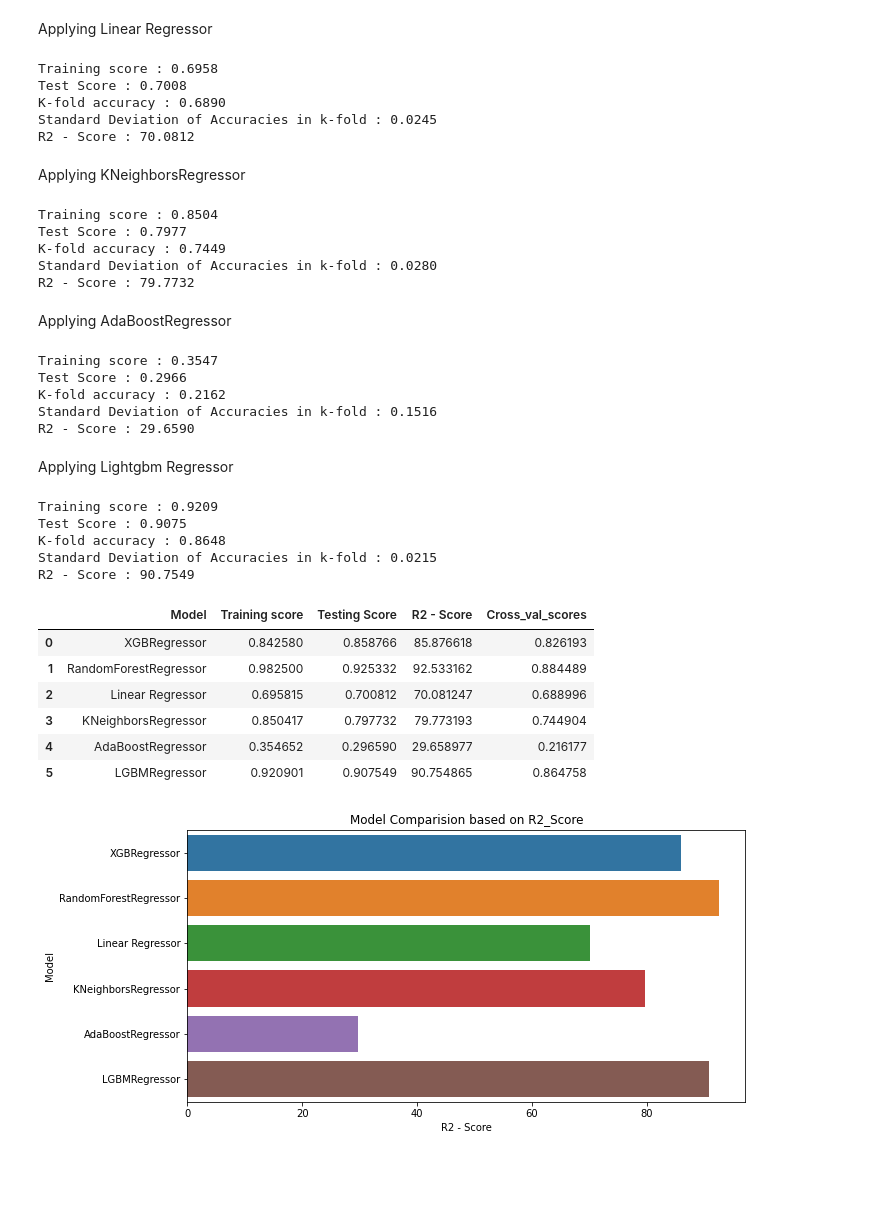
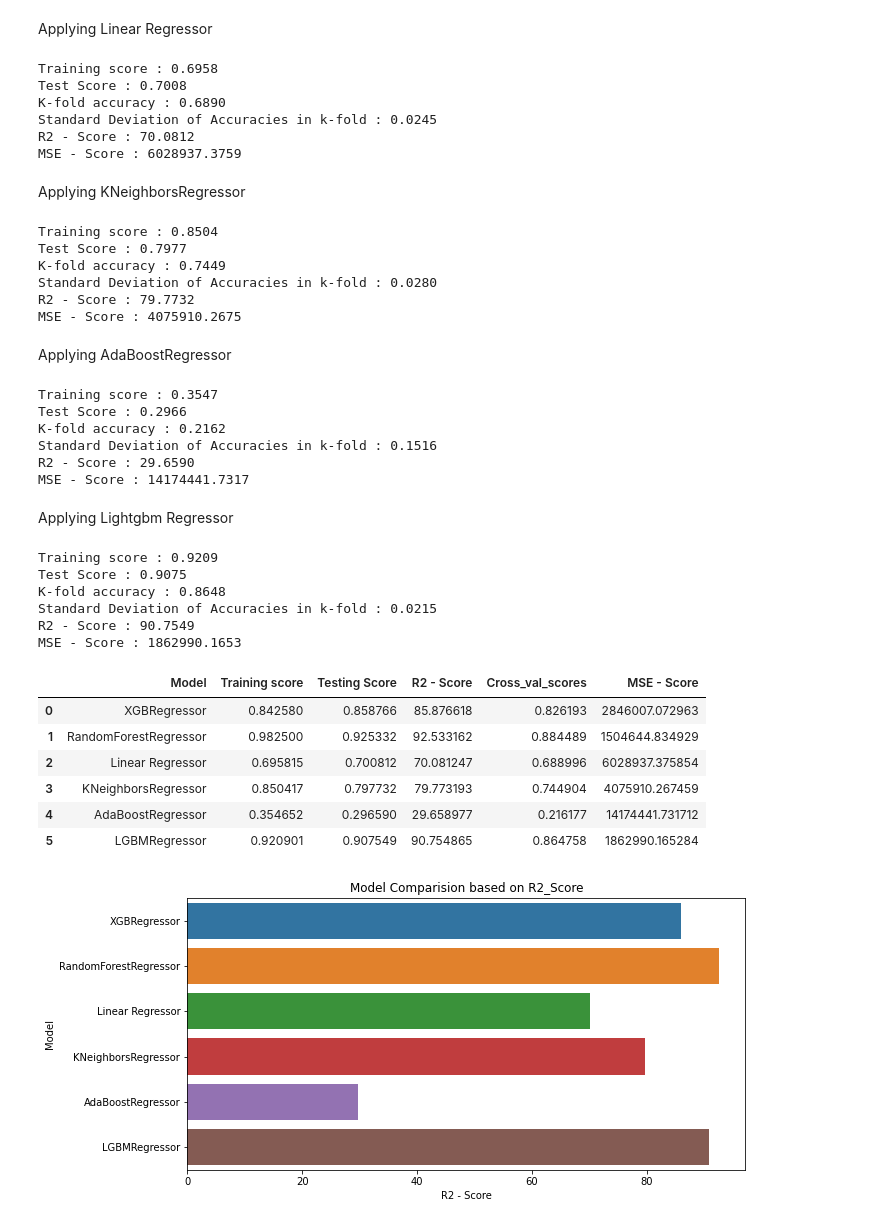
Before and after one commit to Shrut26/Flight-Ticket-Price-Prediction, a Jupyter notebook: Flight_Ticket_Price_Prediction.ipynb, the cells around one changed output. Drawn from its saved outputs; the diff is of its cells as text; code cells hidden in the pictures; blank space fills up the shorter version.

```diff
--- a/Flight_Ticket_Price_Prediction.ipynb
+++ b/Flight_Ticket_Price_Prediction.ipynb
@@ -519,21 +530,25 @@ lr.fit(x_train, y_train)
 cross_validation_score = cross_val_score(estimator = lr, X = training_x, y = training_y, cv = 5,scoring = "r2")
 preds = lr.predict(x_test)
 score = max(0 , 100 * r2_score(y_test , preds))
+mse_score = mean_squared_error(y_test, preds)
 print(f"Training score : {lr.score(x_train , y_train):.4f}")
 print(f"Test Score : {lr.score(x_test , y_test):.4f}")
 print(f"K-fold accuracy : {np.mean(cross_validation_score):.4f}")
 print(f"Standard Deviation of Accuracies in k-fold : {np.std(cross_validation_score):.4f}")
 print(f"R2 - Score : {score:.4f}")
+print(f"MSE - Score : {mse_score:.4f}")
 training_scores.append(lr.score(x_train , y_train))
 testing_scores.append(lr.score(x_test , y_test))
 cross_val_scores.append(np.mean(cross_validation_score))
 r2_scores.append(score)
+mse_scores.append(mse_score)
 # %% [output]
 Training score : 0.6958
 Test Score : 0.7008
 K-fold accuracy : 0.6890
 Standard Deviation of Accuracies in k-fold : 0.0245
 R2 - Score : 70.0812
+MSE - Score : 6028937.3759
 # %% [markdown]
 Applying KNeighborsRegressor
 # %%
@@ -542,21 +557,25 @@ knr.fit(x_train, y_train)
 cross_validation_score = cross_val_score(estimator = knr, X = training_x, y = training_y, cv = 5,scoring = "r2")
 preds = knr.predict(x_test)
 score = max(0 , 100 * r2_score(y_test , preds))
+mse_score = mean_squared_error(y_test, preds)
 print(f"Training score : {knr.score(x_train , y_train):.4f}")
 print(f"Test Score : {knr.score(x_test , y_test):.4f}")
 print(f"K-fold accuracy : {np.mean(cross_validation_score):.4f}")
 print(f"Standard Deviation of Accuracies in k-fold : {np.std(cross_validation_score):.4f}")
 print(f"R2 - Score : {score:.4f}")
+print(f"MSE - Score : {mse_score:.4f}")
 training_scores.append(knr.score(x_train , y_train))
 testing_scores.append(knr.score(x_test , y_test))
 cross_val_scores.append(np.mean(cross_validation_score))
 r2_scores.append(score)
+mse_scores.append(mse_score)
 # %% [output]
 Training score : 0.8504
 Test Score : 0.7977
 K-fold accuracy : 0.7449
 Standard Deviation of Accuracies in k-fold : 0.0280
 R2 - Score : 79.7732
+MSE - Score : 4075910.2675
 # %% [markdown]
 Applying AdaBoostRegressor
 # %%
@@ -565,21 +584,25 @@ adr.fit(x_train, y_train)
 cross_validation_score = cross_val_score(estimator = adr, X = training_x, y = training_y, cv = 5,scoring = "r2")
 preds = adr.predict(x_test)
 score = max(0 , 100 * r2_score(y_test , preds))
+mse_score = mean_squared_error(y_test, preds)
 print(f"Training score : {adr.score(x_train , y_train):.4f}")
 print(f"Test Score : {adr.score(x_test , y_test):.4f}")
 print(f"K-fold accuracy : {np.mean(cross_validation_score):.4f}")
 print(f"Standard Deviation of Accuracies in k-fold : {np.std(cross_validation_score):.4f}")
 print(f"R2 - Score : {score:.4f}")
+print(f"MSE - Score : {mse_score:.4f}")
 training_scores.append(adr.score(x_train , y_train))
 testing_scores.append(adr.score(x_test , y_test))
 cross_val_scores.append(np.mean(cross_validation_score))
 r2_scores.append(score)
+mse_scores.append(mse_score)
 # %% [output]
 Training score : 0.3547
 Test Score : 0.2966
 K-fold accuracy : 0.2162
 Standard Deviation of Accuracies in k-fold : 0.1516
 R2 - Score : 29.6590
+MSE - Score : 14174441.7317
 # %% [markdown]
 Applying Lightgbm Regressor
 # %%
@@ -588,32 +611,36 @@ lgb.fit(x_train, y_train)
 cross_validation_score = cross_val_score(estimator = lgb, X = training_x, y = training_y, cv = 5,scoring = "r2")
 preds = lgb.predict(x_test)
 score = max(0 , 100 * r2_score(y_test , preds))
+mse_score = mean_squared_error(y_test, preds)
 print(f"Training score : {lgb.score(x_train , y_train):.4f}")
 print(f"Test Score : {lgb.score(x_test , y_test):.4f}")
 print(f"K-fold accuracy : {np.mean(cross_validation_score):.4f}")
 print(f"Standard Deviation of Accuracies in k-fold : {np.std(cross_validation_score):.4f}")
 print(f"R2 - Score : {score:.4f}")
+print(f"MSE - Score : {mse_score:.4f}")
 training_scores.append(lgb.score(x_train , y_train))
 testing_scores.append(lgb.score(x_test , y_test))
 cross_val_scores.append(np.mean(cross_validation_score))
 r2_scores.append(score)
+mse_scores.append(mse_score)
 # %% [output]
 Training score : 0.9209
 Test Score : 0.9075
 K-fold accuracy : 0.8648
 Standard Deviation of Accuracies in k-fold : 0.0215
 R2 - Score : 90.7549
+MSE - Score : 1862990.1653
 # %%
-score = pd.DataFrame({'Model': Models, 'Training score': training_scores, 'Testing Score': testing_scores, 'R2 - Score' : r2_scores,'Cross_val_scores' : cross_val_scores})
+score = pd.DataFrame({'Model': Models, 'Training score': training_scores, 'Testing Score': testing_scores, 'R2 - Score' : r2_scores,'Cross_val_scores' : cross_val_scores, 'MSE - Score' : mse_scores})
 score.style.background_gradient(high=1,axis=0)
 # %% [output]
-|  | Model | Training score | Testing Score | R2 - Score | Cross_val_scores |
-| 0 | XGBRegressor | 0.842580 | 0.858766 | 85.876618 | 0.826193 |
-| 1 | RandomForestRegressor | 0.982500 | 0.925332 | 92.533162 | 0.884489 |
-| 2 | Linear Regressor | 0.695815 | 0.700812 | 70.081247 | 0.688996 |
-| 3 | KNeighborsRegressor | 0.850417 | 0.797732 | 79.773193 | 0.744904 |
-| 4 | AdaBoostRegressor | 0.354652 | 0.296590 | 29.658977 | 0.216177 |
-| 5 | LGBMRegressor | 0.920901 | 0.907549 | 90.754865 | 0.864758 |
+|  | Model | Training score | Testing Score | R2 - Score | Cross_val_scores | MSE - Score |
+| 0 | XGBRegressor | 0.842580 | 0.858766 | 85.876618 | 0.826193 | 2846007.072963 |
+| 1 | RandomForestRegressor | 0.982500 | 0.925332 | 92.533162 | 0.884489 | 1504644.834929 |
+| 2 | Linear Regressor | 0.695815 | 0.700812 | 70.081247 | 0.688996 | 6028937.375854 |
+| 3 | KNeighborsRegressor | 0.850417 | 0.797732 | 79.773193 | 0.744904 | 4075910.267459 |
+| 4 | AdaBoostRegressor | 0.354652 | 0.296590 | 29.658977 | 0.216177 | 14174441.731712 |
+| 5 | LGBMRegressor | 0.920901 | 0.907549 | 90.754865 | 0.864758 | 1862990.165284 |
 # %%
 plt.figure(figsize = (10 , 5))
 sns.barplot(y = "Model" , x = "R2 - Score" , data = score)
```
Also changed, not shown: parts of 35 cells of this notebook.
